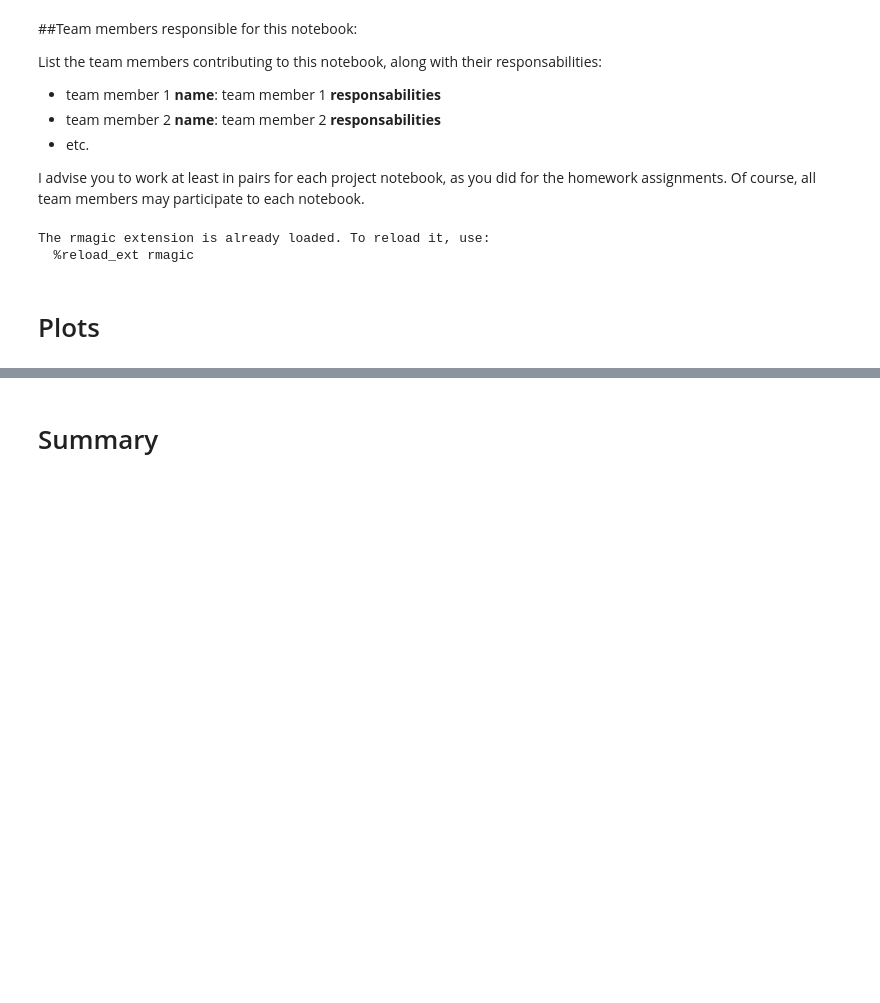
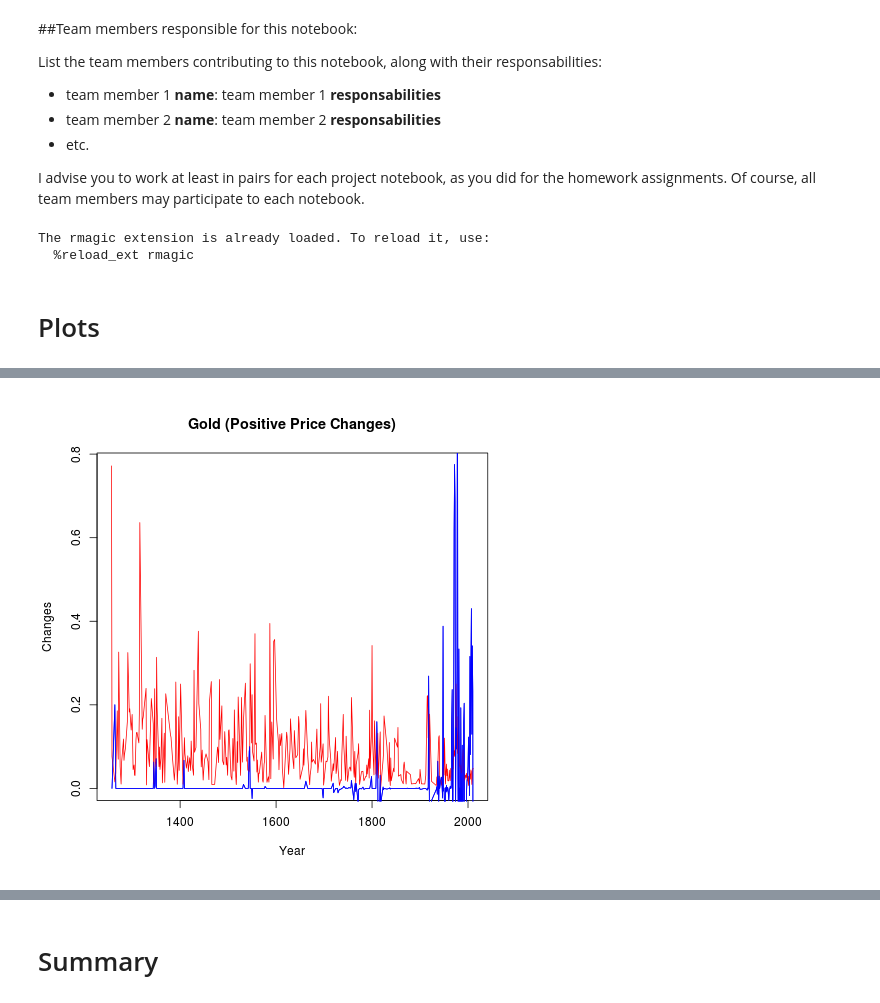
Before and after one commit to abadrenkov/data-analysis-template, a Jupyter notebook: notebooks/NB3_data_analysis.ipynb, the cells around one changed output, grey strips where cells are left out. Saved outputs shown, nothing was run; the diff lists cells and outputs as text; code cells hidden in the pictures; blank space fills up the shorter version.

```diff
--- a/notebooks/NB3_data_analysis.ipynb
+++ b/notebooks/NB3_data_analysis.ipynb
@@ -52,0 +54,11 @@ Error in file(filename, "r", encoding = encoding) :
+# %%
+%%R
+positive_gold_inflation_df = read.csv("../data/cleaned/DFG_positive_inflation.csv")
+#plot Gold
+plot(positive_gold_inflation_df$Date,positive_gold_inflation_df$Inflation, type="n", xlab="Year", ylab="Changes")
+lines(positive_gold_inflation_df$Date,positive_gold_inflation_df$Change, col="blue")
+lines(positive_gold_inflation_df$Date,positive_gold_inflation_df$Inflation, col="red")
+lines(positive_gold_inflation_df$Date, positive_gold_inflation_df$Change, col="blue")
+title("Gold (Positive Price Changes)")
+# %% [output]
+[figure, added]
```
Also changed, not shown: parts of 47 cells of this notebook.
